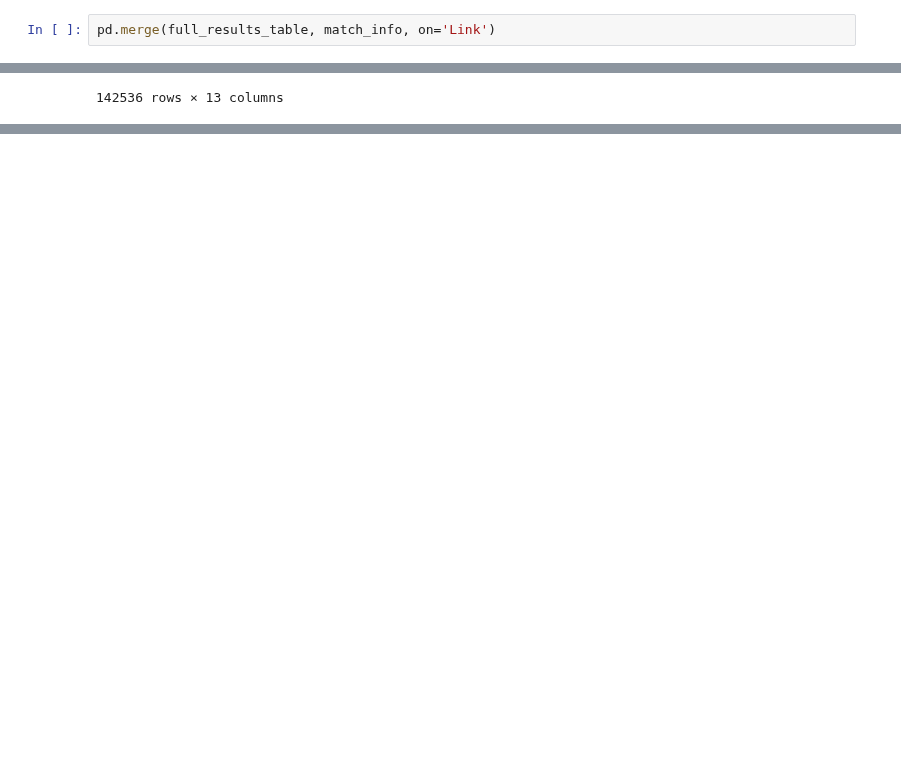
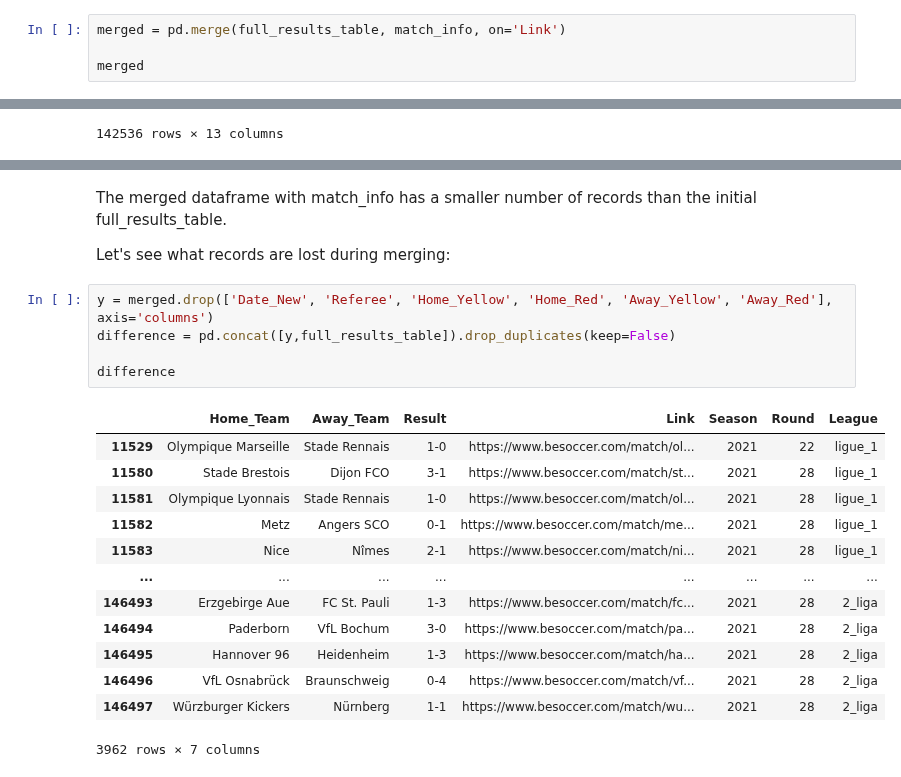
Before and after one commit to armanh3k/Football-Outcome-Predictions, a Jupyter notebook: eda.ipynb, the cells around one changed output, grey strips where cells are left out. Cells and saved outputs as stored; diff of their text form; blank space fills up the shorter version.

```diff
--- a/eda.ipynb
+++ b/eda.ipynb
@@ -545,5 +579,7 @@ full_results_table
 # %%
-pd.merge(full_results_table, match_info, on='Link')
+merged = pd.merge(full_results_table, match_info, on='Link')
+
+merged
 # %% [output]
 |  | Home_Team | Away_Team | Result | Link | Season | Round | League | Date_New | Referee | Home_Yellow | ... |
 | 0 | Olympique Lyonnais | Olympique Marseille | 1-4 | https://www.besoccer.com/match/ol... | 1990 | 1 | ligue_1 | Friday, 21 July 1989, 00:00 | Michel Vautrot | 2.0 | ... |
@@ -576,0 +597,23 @@ full_results_table.loc[(full_results_table['League'] == 'premier_league')]
+# %% [markdown]
+The merged dataframe with match_info has a smaller number of records than the initial full_results_table.
+
+Let's see what records are lost during merging:
+# %%
+y = merged.drop(['Date_New', 'Referee', 'Home_Yellow', 'Home_Red', 'Away_Yellow', 'Away_Red'], axis='columns')
+difference = pd.concat([y,full_results_table]).drop_duplicates(keep=False)
+
+difference
+# %% [output]
+|  | Home_Team | Away_Team | Result | Link | Season | Round | League |
+| 11529 | Olympique Marseille | Stade Rennais | 1-0 | https://www.besoccer.com/match/ol... | 2021 | 22 | ligue_1 |
+| 11580 | Stade Brestois | Dijon FCO | 3-1 | https://www.besoccer.com/match/st... | 2021 | 28 | ligue_1 |
+| 11581 | Olympique Lyonnais | Stade Rennais | 1-0 | https://www.besoccer.com/match/ol... | 2021 | 28 | ligue_1 |
+| 11582 | Metz | Angers SCO | 0-1 | https://www.besoccer.com/match/me... | 2021 | 28 | ligue_1 |
+| 11583 | Nice | Nîmes | 2-1 | https://www.besoccer.com/match/ni... | 2021 | 28 | ligue_1 |
+| ... | ... | ... | ... | ... | ... | ... | ... |
+| 146493 | Erzgebirge Aue | FC St. Pauli | 1-3 | https://www.besoccer.com/match/fc... | 2021 | 28 | 2_liga |
+| 146494 | Paderborn | VfL Bochum | 3-0 | https://www.besoccer.com/match/pa... | 2021 | 28 | 2_liga |
+| 146495 | Hannover 96 | Heidenheim | 1-3 | https://www.besoccer.com/match/ha... | 2021 | 28 | 2_liga |
+| 146496 | VfL Osnabrück | Braunschweig | 0-4 | https://www.besoccer.com/match/vf... | 2021 | 28 | 2_liga |
+| 146497 | Würzburger Kickers | Nürnberg | 1-1 | https://www.besoccer.com/match/wu... | 2021 | 28 | 2_liga |
+3962 rows × 7 columns
```
Also changed, not shown: parts of 21 cells of this notebook.
